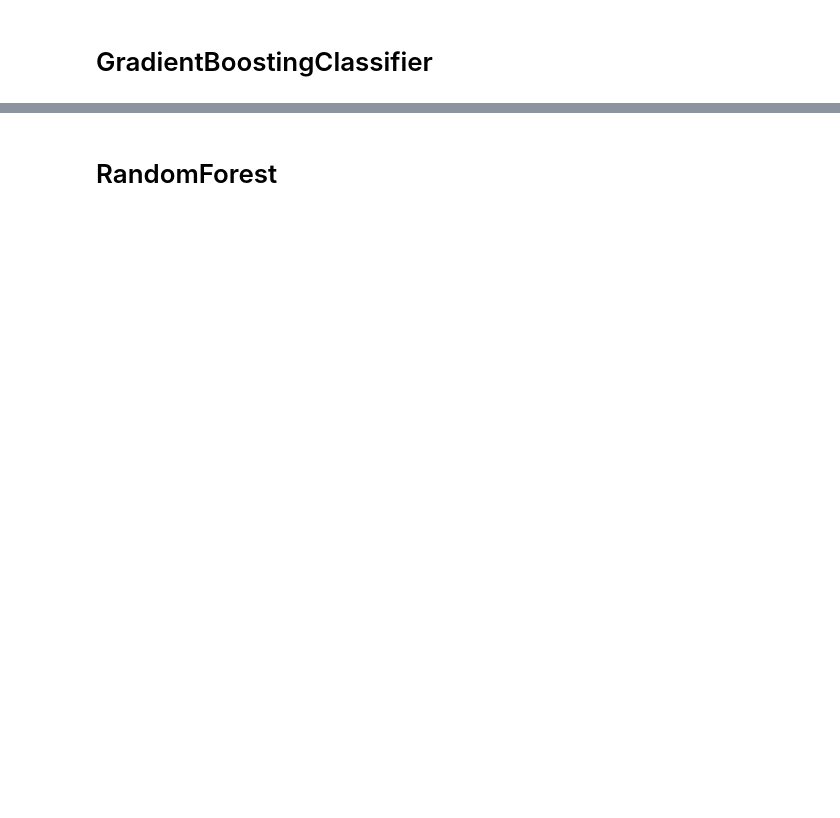
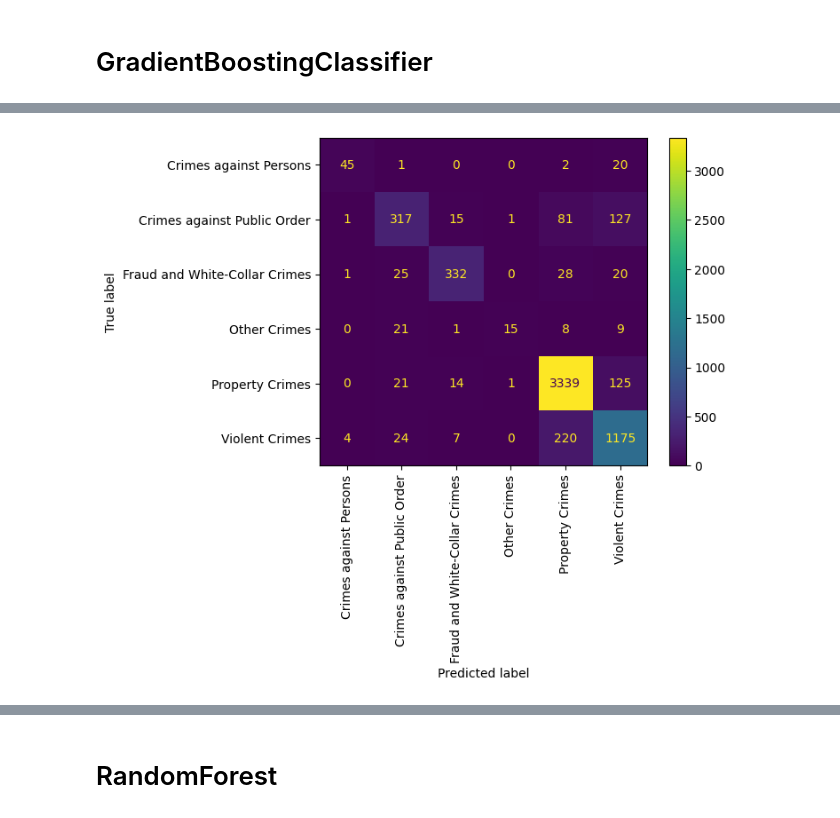
Before and after one commit to linisha04/ml-project-academic, a Jupyter notebook: 22f2000254-notebook-t22024.ipynb, the cells around one changed output, grey strips where cells are left out. Cells and saved outputs as stored; diff of their text form; code cells hidden in the pictures; blank space fills up the shorter version.

```diff
--- a/22f2000254-notebook-t22024.ipynb
+++ b/22f2000254-notebook-t22024.ipynb
@@ -2018,18 +2073,3 @@ from sklearn.ensemble import BaggingClassifier
 # print("bagging_classifier score",bagging_classifier.score(xtest_1,ytest_1))
 
 # print('bagging_classifier accuracy score' , accuracy_score(ytest_1,ypred_bag))
-# %%
-from sklearn.svm import SVC
-bag=BaggingClassifier(estimator=SVC(decision_function_shape='ovr'),random_state=1,n_jobs=-1,n_estimators=10)
-
-
-bagging_classifier = Pipeline(
-    steps=[('new_ct',new_ct), ("classifier", bag)]
-)
-
-bagging_classifier.fit(xtrain_1,ytrain_1)
-ypred_bag=bagging_classifier.predict(xtest_1)
-
-print("bagging_classifier score",bagging_classifier.score(xtest_1,ytest_1))
-
-print('bagging_classifier accuracy score' , accuracy_score(ytest_1,ypred_bag))
@@ -2251,0 +2289,69 @@ gradientBoostingClassifier accuracy score 0.8526666666666667
+# %%
+from sklearn.ensemble import GradientBoostingClassifier
+
+
+gradientBoostingClassifier=Pipeline([('new_ct',new_ct),('GradientBoostingClassifier',GradientBoostingClassifier( random_state=0))])
+
+gradientBoostingClassifier_model_score_test_half=[]
+accuracy_scores_gradientBoostingClassifier_half = []
+f1_scores_gradientBoostingClassifier_half = []
+
+
+
+for train_index, test_index in data_split.split(xtrain_1, ytrain_1):
+    X_train, X_test = new_train.iloc[train_index], new_train.iloc[test_index]
+    y_train, y_test = new_train_y.iloc[train_index], new_train_y.iloc[test_index]
+
+    gradientBoostingClassifier.fit(X_train, y_train)
+
+    y_pred_gradientBoostingClassifier_half = gradientBoostingClassifier.predict(X_test)
+
+
+    model_score_gradientBoostingClassifier=gradientBoostingClassifier.score(X_test,y_test)
+
+
+    accuracy_gradientBoostingClassifier = accuracy_score(y_test, y_pred_gradientBoostingClassifier_half)
+
+
+    f1_gradientBoostingClassifier = f1_score(y_test, y_pred_gradientBoostingClassifier_half, average='weighted')
+
+
+    accuracy_scores_gradientBoostingClassifier_half.append(accuracy_gradientBoostingClassifier)
+
+    f1_scores_gradientBoostingClassifier_half.append(f1_gradientBoostingClassifier)
+
+    gradientBoostingClassifier_model_score_test_half.append(model_score_gradientBoostingClassifier)
+
+
+print("Accuracy scores for each fold using gradientBoostingClassifier: ", accuracy_scores_gradientBoostingClassifier_half)
+print("Average accuracy using gradientBoostingClassifier: ", np.mean(accuracy_scores_gradientBoostingClassifier_half))
+print("F1 scores for each fold using gradientBoostingClassifier: ", f1_scores_gradientBoostingClassifier_half)
+print("Average F1 score using gradientBoostingClassifier: ", np.mean(f1_scores_gradientBoostingClassifier_half))
+print("model_score_test list  using gradientBoostingClassifier " ,gradientBoostingClassifier_model_score_test_half )
+
+
+print('')
+print('-----------------------------------------------------------------')
+print('')
+
+ytest_1_predicted_gradientBoostingClassifier=gradientBoostingClassifier.predict(xtest_1)
+print('gradientBoostingClassifier classifier bestmodel score ',gradientBoostingClassifier.score(xtest_1,ytest_1))
+
+print('gradientBoostingClassifier classifier bestmodel accuracy score ',accuracy_score( ytest_1 ,  ytest_1_predicted_gradientBoostingClassifier )   )
+
+print('')
+print('-----------------------------------------------------------------')
+print('')
+
+
+
+print(classification_report(ytest_1, gradientBoostingClassifier.predict(xtest_1)))
+
+print('')
+print('-----------------------------------------------------------------')
+print('')
+
+
+
+ConfusionMatrixDisplay.from_estimator(gradientBoostingClassifier, xtest_1, ytest_1,xticks_rotation='vertical')
+# %% [output]
@@ -2252 +2376,2 @@ gradientBoostingClassifier accuracy score 0.8526666666666667
+[figure, added]
 # %%
```
Also changed, not shown: parts of 21 cells of this notebook.
